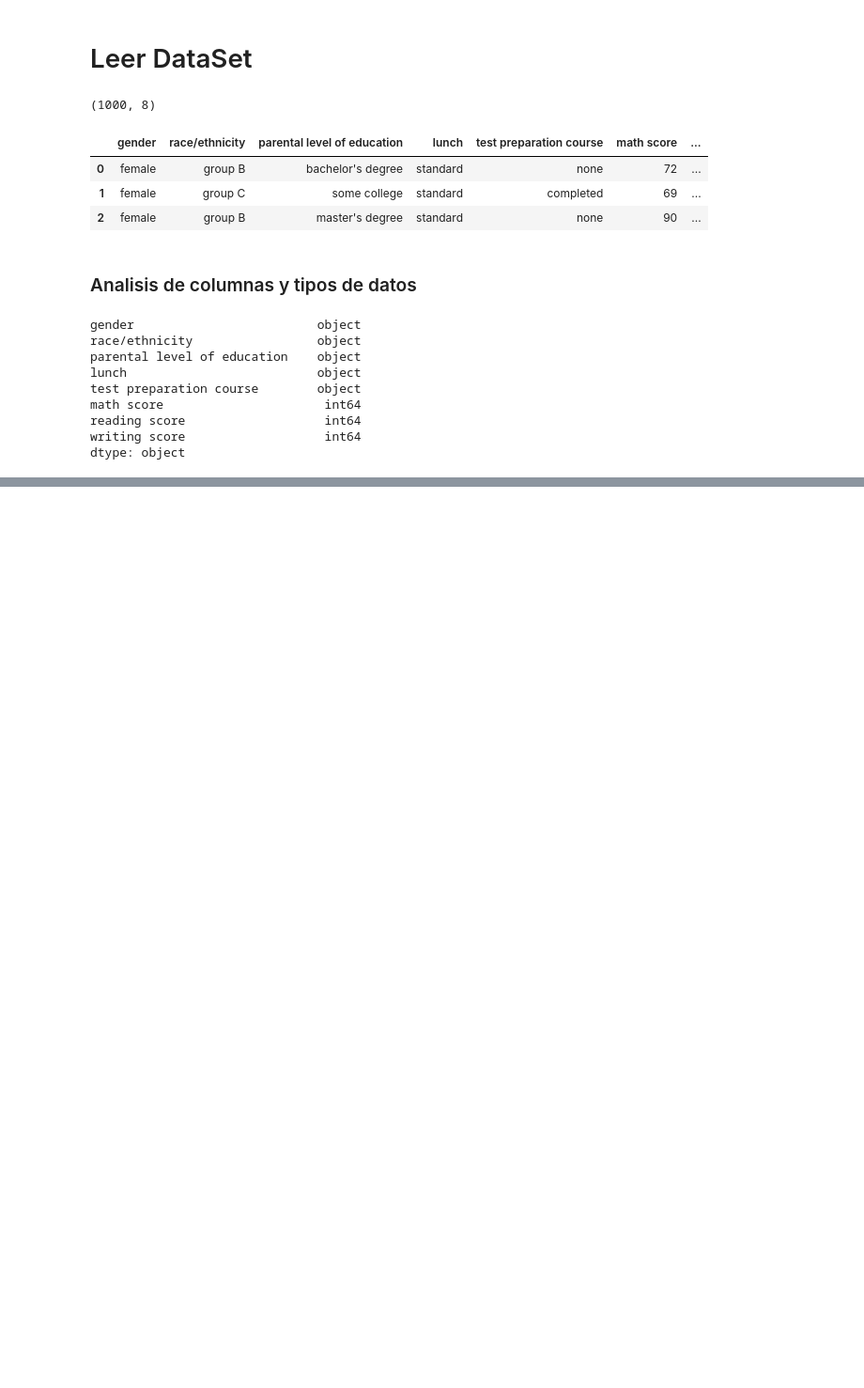
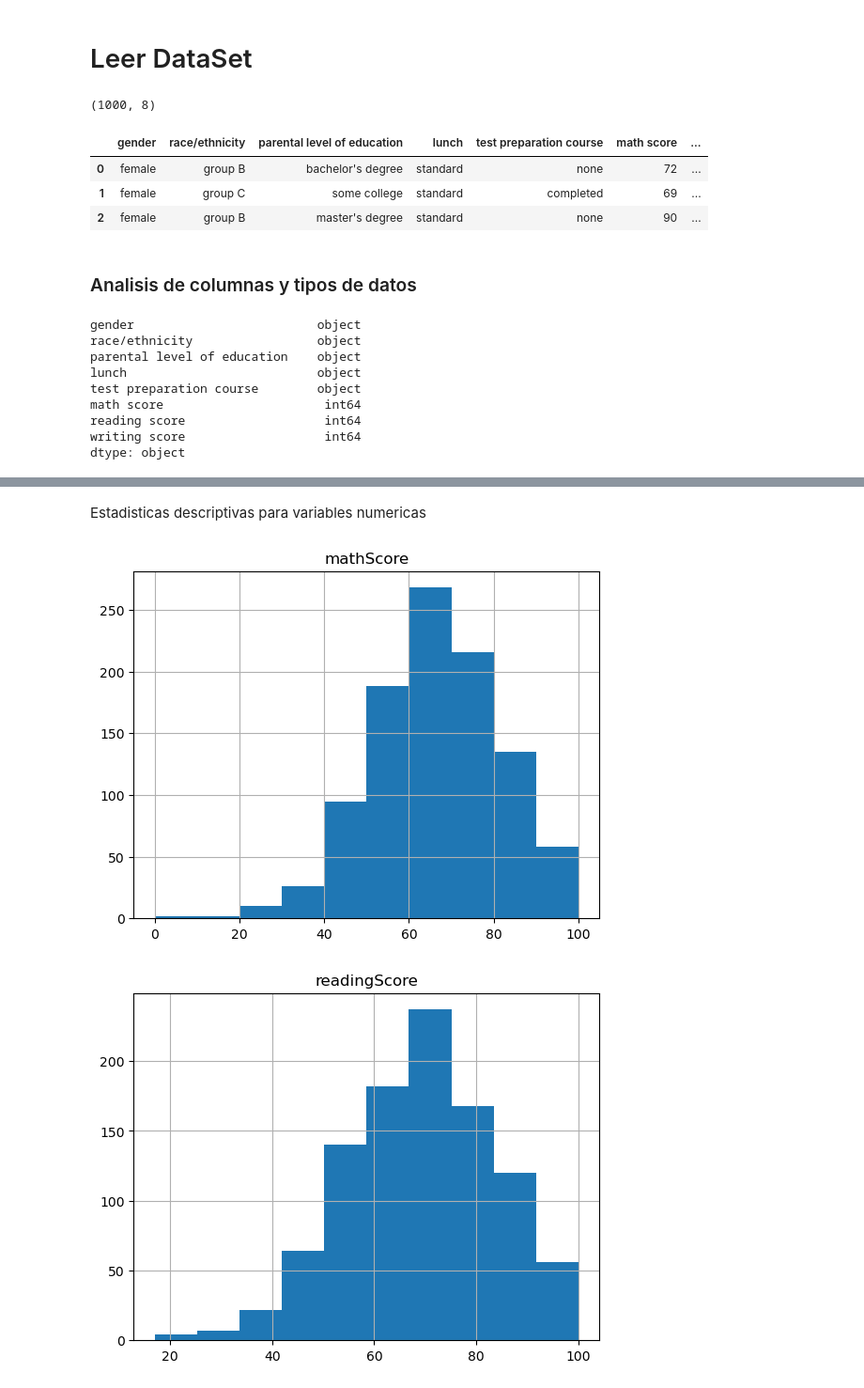
Before and after one commit to jc-vasquez14/ProyectoTeoria, a Jupyter notebook: Proyecto_EDA.ipynb, the cells around one changed output, grey strips where cells are left out. Shown at 94% size. Drawn from its saved outputs; the diff is of its cells as text; code cells hidden in the pictures; blank space fills up the shorter version.

```diff
--- a/Proyecto_EDA.ipynb
+++ b/Proyecto_EDA.ipynb
@@ -45,0 +48,10 @@ df.head(3)
+# %%
+cat_cols = []
+for c in df.columns:
+    if df[c].dtype == 'object':
+        cat_cols.append(c)
+
+num_cols = []
+for p in df.columns:
+    if df[p].dtype == 'int64' or df[p].dtype == 'float64':
+        num_cols.append(p)
@@ -45,0 +66,9 @@ df.head(3)
+# %% [markdown]
+Estadisticas descriptivas para variables numericas
+# %%
+for c in num_cols:
+    df.loc[:,[c]].hist()
+    plt.show()
+# %% [output]
+[figure, added]
+[figure, added]
```
Also changed, not shown: parts of 59 cells of this notebook.
